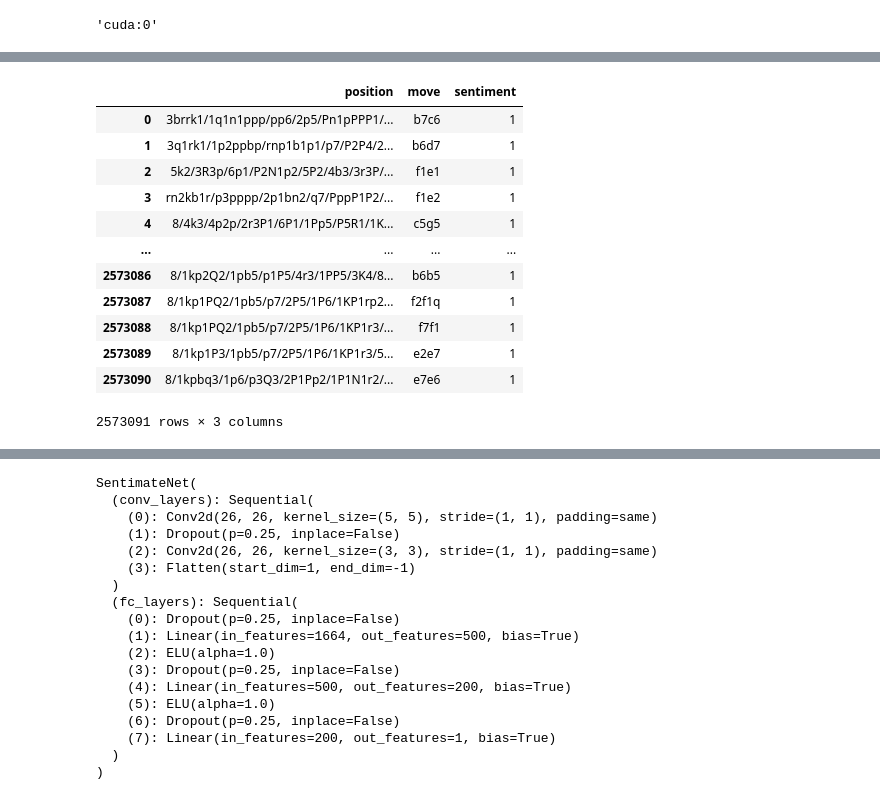
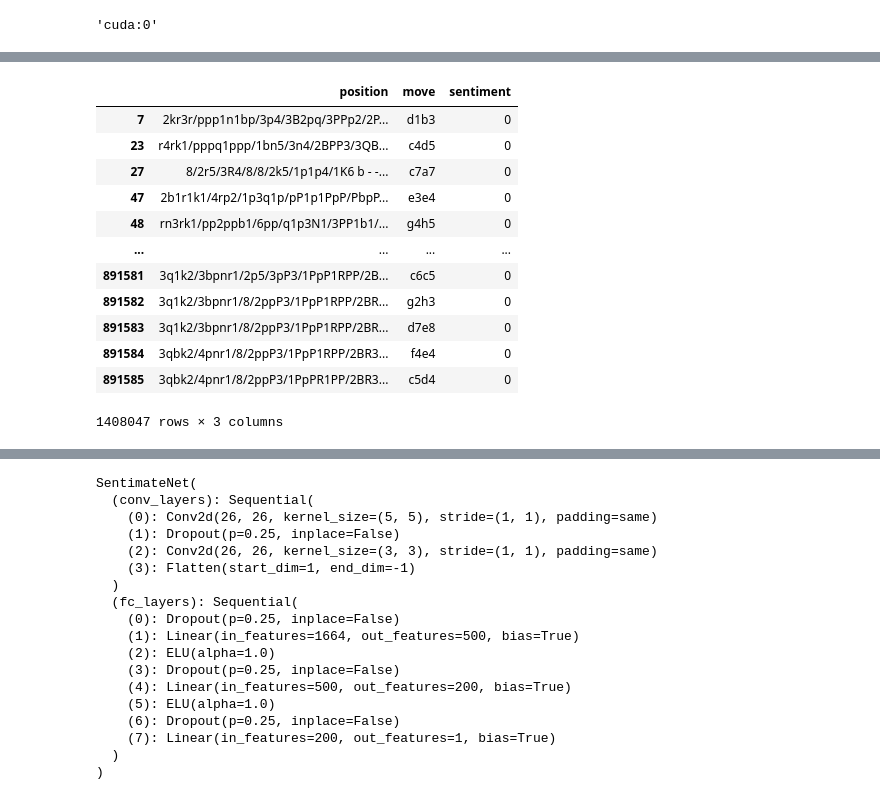
Before and after one commit to Kamil2601/NLP-chess-engine, a Jupyter notebook: src/move_evaluation/move_evaluation.ipynb, the cells around one changed output, grey strips where cells are left out. Drawn from its saved outputs; the diff is of its cells as text; code cells hidden in the pictures.

```diff
--- a/src/move_evaluation/move_evaluation.ipynb
+++ b/src/move_evaluation/move_evaluation.ipynb
@@ -59 +59,17 @@ classified_moves
+# %%
+classified_moves[classified_moves.sentiment == 0]
+# %% [output]
+|  | position | move | sentiment |
+| 7 | 2kr3r/ppp1n1bp/3p4/3B2pq/3PPp2/2P... | d1b3 | 0 |
+| 23 | r4rk1/pppq1ppp/1bn5/3n4/2BPP3/3QB... | c4d5 | 0 |
+| 27 | 8/2r5/3R4/8/8/2k5/1p1p4/1K6 b - -... | c7a7 | 0 |
+| 47 | 2b1r1k1/4rp2/1p3q1p/pP1p1PpP/PbpP... | e3e4 | 0 |
+| 48 | rn3rk1/pp2ppb1/6pp/q1p3N1/3PP1b1/... | g4h5 | 0 |
+| ... | ... | ... | ... |
+| 891581 | 3q1k2/3bpnr1/2p5/3pP3/1PpP1RPP/2B... | c6c5 | 0 |
+| 891582 | 3q1k2/3bpnr1/8/2ppP3/1PpP1RPP/2BR... | g2h3 | 0 |
+| 891583 | 3q1k2/3bpnr1/8/2ppP3/1PpP1RPP/2BR... | d7e8 | 0 |
+| 891584 | 3qbk2/4pnr1/8/2ppP3/1PpP1RPP/2BR3... | f4e4 | 0 |
+| 891585 | 3qbk2/4pnr1/8/2ppP3/1PpPR1PP/2BR3... | c5d4 | 0 |
+1408047 rows × 3 columns
 # %%
@@ -61,17 +76,0 @@ save_to_sql(classified_moves, db_filename="../../chess.db", table_name="sentimat
-# %%
-classified_moves = load_sql_to_df(f"SELECT position, move, sentiment FROM sentimate_training_set_no_random", "../../chess.db")
-classified_moves
-# %% [output]
-|  | position | move | sentiment |
-| 0 | 3brrk1/1q1n1ppp/pp6/2p5/Pn1pPPP1/... | b7c6 | 1 |
-| 1 | 3q1rk1/1p2ppbp/rnp1b1p1/p7/P2P4/2... | b6d7 | 1 |
-| 2 | 5k2/3R3p/6p1/P2N1p2/5P2/4b3/3r3P/... | f1e1 | 1 |
-| 3 | rn2kb1r/p3pppp/2p1bn2/q7/PppP1P2/... | f1e2 | 1 |
-| 4 | 8/4k3/4p2p/2r3P1/6P1/1Pp5/P5R1/1K... | c5g5 | 1 |
-| ... | ... | ... | ... |
-| 2573086 | 8/1kp2Q2/1pb5/p1P5/4r3/1PP5/3K4/8... | b6b5 | 1 |
-| 2573087 | 8/1kp1PQ2/1pb5/p7/2P5/1P6/1KP1rp2... | f2f1q | 1 |
-| 2573088 | 8/1kp1PQ2/1pb5/p7/2P5/1P6/1KP1r3/... | f7f1 | 1 |
-| 2573089 | 8/1kp1P3/1pb5/p7/2P5/1P6/1KP1r3/5... | e2e7 | 1 |
-| 2573090 | 8/1kpbq3/1p6/p3Q3/2P1Pp2/1P1N1r2/... | e7e6 | 1 |
-2573091 rows × 3 columns
```
Also changed, not shown: parts of 18 cells of this notebook, 8 other files.
